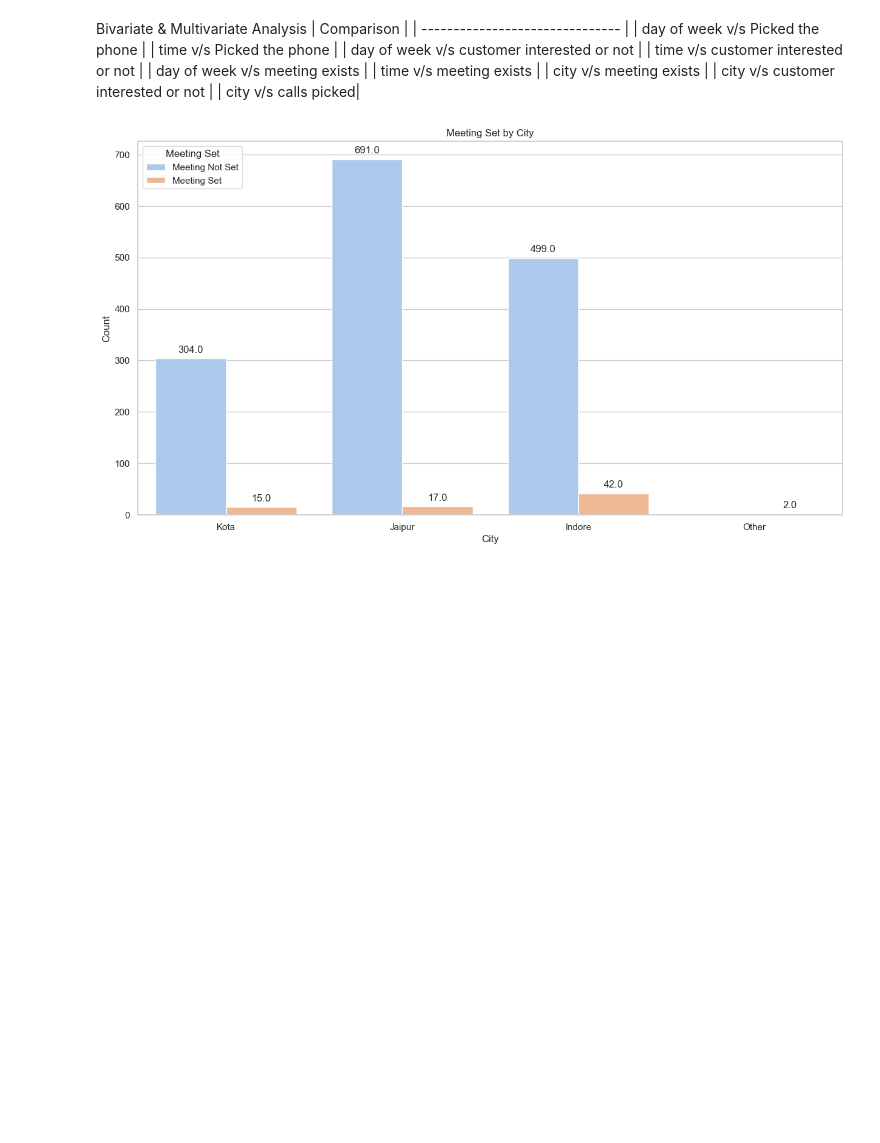
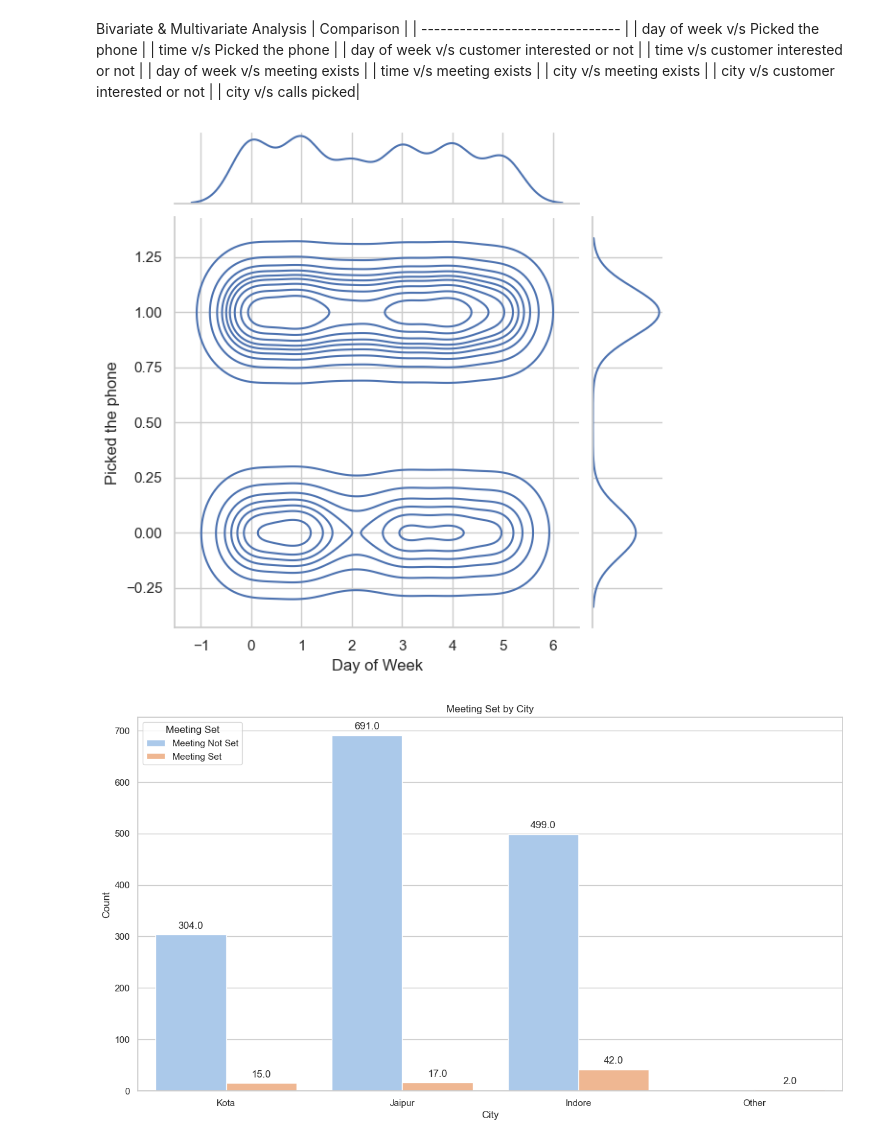
Before and after one commit to sukritimacker/LeadInsight-Analyzer, a Jupyter notebook: Initial Analysis.ipynb, the cells around one changed output. Drawn from its saved outputs; the diff is of its cells as text; code cells hidden in the pictures; blank space fills up the shorter version.

```diff
--- a/Initial Analysis.ipynb
+++ b/Initial Analysis.ipynb
@@ -290,12 +290,12 @@ Bivariate & Multivariate Analysis
 | city v/s customer interested or not |
 | city v/s calls picked|
 # %%
-## Need explanation
+sns.set(style="whitegrid")
 
-# sns.set(style="whitegrid")
-
-# sns.jointplot(x='Day of Week', y='Picked the phone', data=df, kind='kde')
-# plt.show()
+sns.jointplot(x='Day of Week', y='Picked the phone', data=df, kind='kde')
+plt.show()
+# %% [output]
+[figure, added]
 # %%
 # calls_picked_by_day = df[df['Picked the phone'] == 1].groupby('Day of Week').size().reset_index(name='Number of Calls Picked')
 
```
Also changed, not shown: 13 other files.
